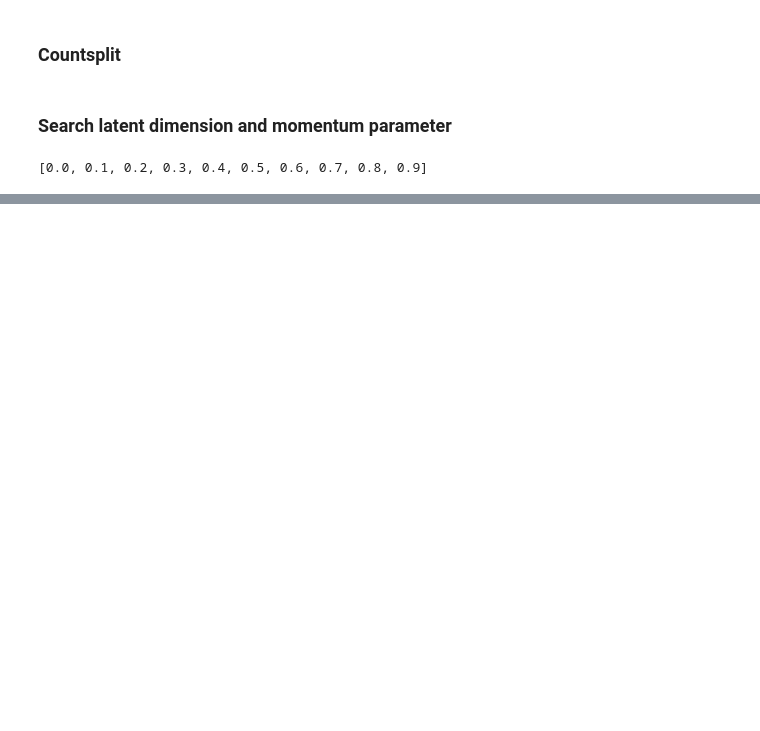
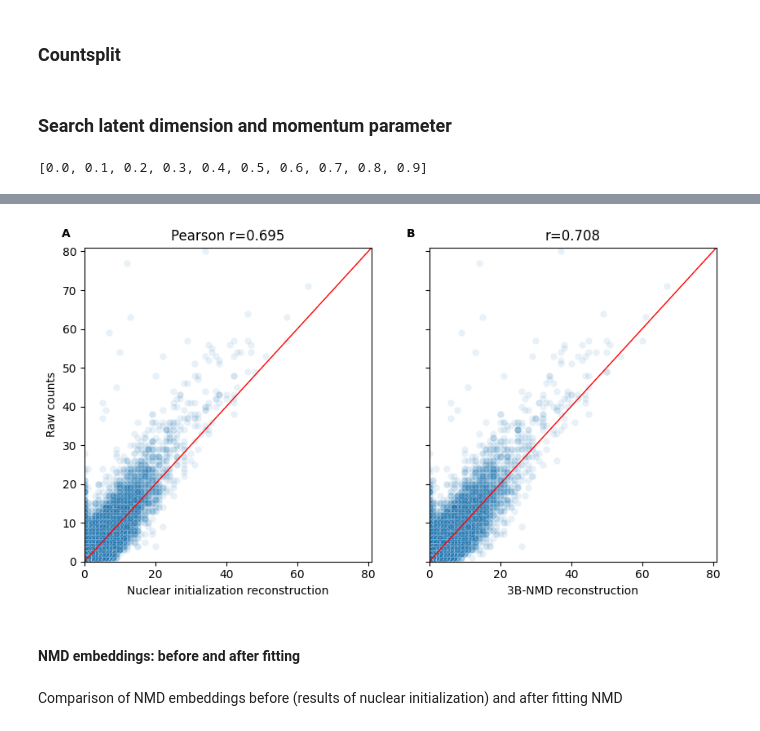
Before and after one commit to sfohr/msc_thesis, a Jupyter notebook: application/analysis/S2_NMD_vs_PCA_raw_counts.ipynb, the cells around one changed output, grey strips where cells are left out. Saved outputs shown, nothing was run; the diff lists cells and outputs as text; code cells hidden in the pictures; blank space fills up the shorter version.

```diff
--- a/application/analysis/S2_NMD_vs_PCA_raw_counts.ipynb
+++ b/application/analysis/S2_NMD_vs_PCA_raw_counts.ipynb
@@ -92,0 +196,4 @@ select_cs_results = cs.select_3b_params_nomad_countsplit(
+# %%
+data.obsm["X_nmd"] = nmd_result.factors[0]
+data.varm["nmd_components"] = nmd_result.factors[1].T
+data.layers["Theta_nmd"] = nmd_result.factors[0] @ nmd_result.factors[1]
@@ -92,0 +231,54 @@ select_cs_results = cs.select_3b_params_nomad_countsplit(
+# %%
+fig, (ax1, ax2) = plt.subplots(1, 2, figsize=(10, 5), sharex=True, sharey=True)
+
+sns.scatterplot(
+    data=df_reconstruction_nuclearinit_nmd, y=layer, x="nuclear_init", alpha=0.1, ax=ax1
+)
+ax1.set_title(f"Pearson r={corr_orig_nuclear:.3f}")
+ax1.axline(xy1=(0, 0), slope=1, linewidth=1, color="r")
+ax1.set_ylim((0, max_val + 1))
+ax1.set_xlim((0, max_val + 1))
+ax1.set_ylabel("Raw counts")
+ax1.set_xlabel("Nuclear initialization reconstruction")
+trans = mtransforms.ScaledTranslation(-20 / 72, 7 / 72, fig.dpi_scale_trans)
+ax1.text(
+    0.0,
+    1.0,
+    "A",
+    transform=ax1.transAxes + trans,
+    fontsize="medium",
+    va="bottom",
+    fontweight="bold",
+)
+
+sns.scatterplot(
+    data=df_reconstruction_nuclearinit_nmd, y=layer, x="3B-NMD", alpha=0.1, ax=ax2
+)
+ax2.set_title(f"r={corr_orig_3bnmd:.3f}")
+ax2.axline(xy1=(0, 0), slope=1, linewidth=1, color="r")
+# ax2.set_ylim((0, max_val))
+# ax2.set_xlim((0, max_val))
+ax2.set_ylabel(None)
+ax2.set_xlabel("3B-NMD reconstruction")
+trans = mtransforms.ScaledTranslation(-20 / 72, 7 / 72, fig.dpi_scale_trans)
+ax2.text(
+    0.0,
+    1.0,
+    "B",
+    transform=ax2.transAxes + trans,
+    fontsize="medium",
+    va="bottom",
+    fontweight="bold",
+)
+
+# plt.savefig(f"{figure_path}/reconstruction_nuclear_init_vs_3bnmd.svg", format="svg")
+plt.savefig(
+    f"{figure_path}/reconstruction_nuclear_init_vs_3bnmd.png", format="png", dpi=300
+)
+plt.show()
+# %% [output]
+[figure, added]
+# %% [markdown]
+#### NMD embeddings: before and after fitting
+# %% [markdown]
+Comparison of NMD embeddings before (results of nuclear initialization) and after fitting NMD
```
Also changed, not shown: parts of 67 cells of this notebook, 1 other file.
